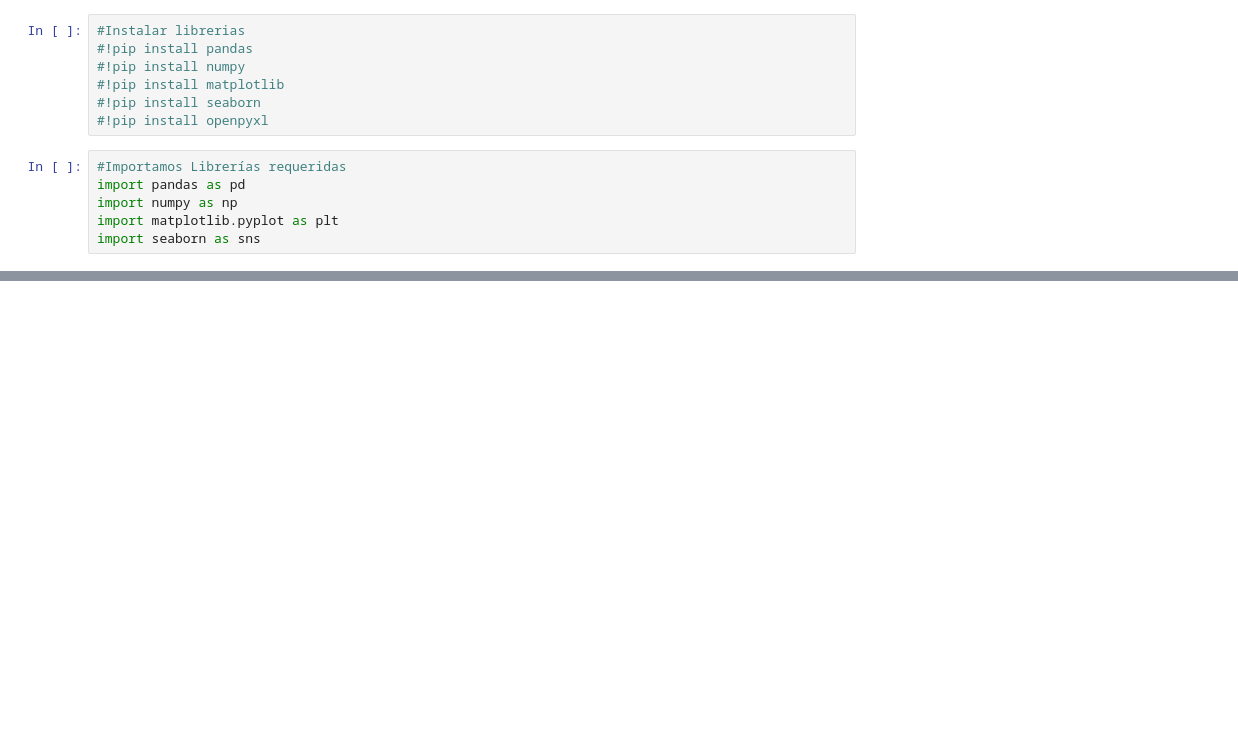
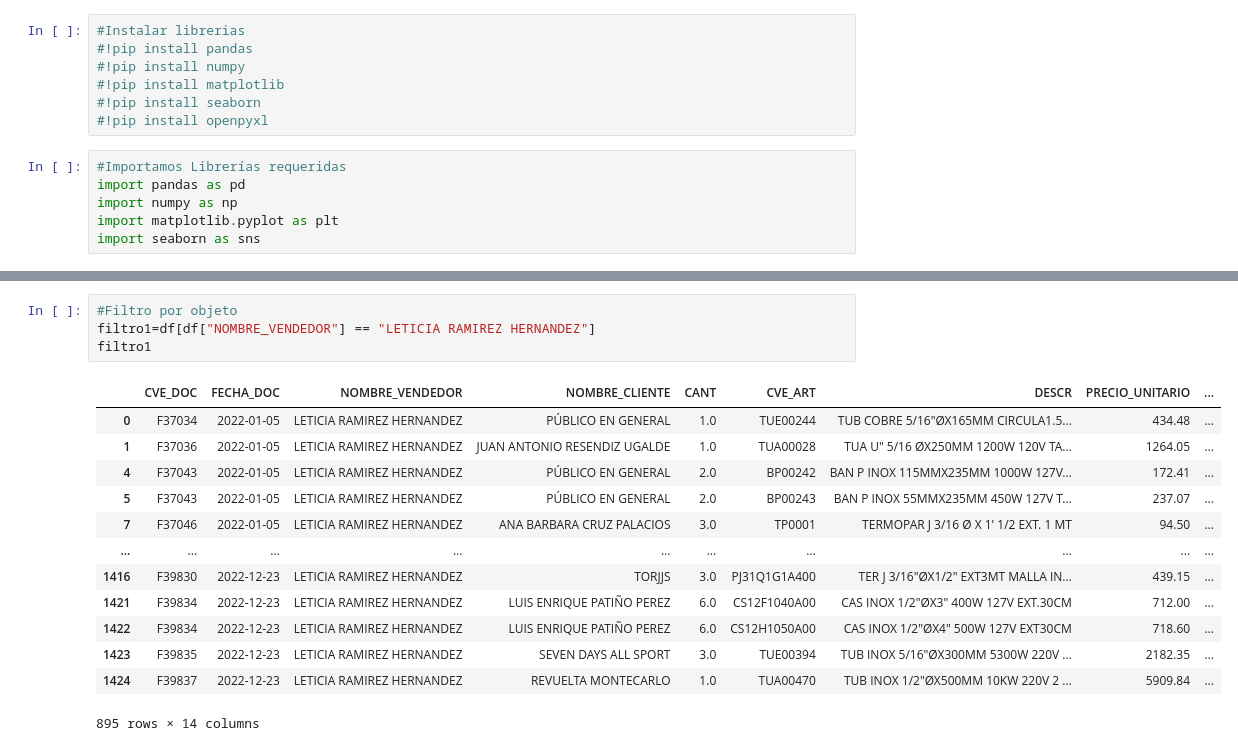
Before and after one commit to domevela31/Tarea-1-Domenica-Vela, a Jupyter notebook: Tarea1_DomeVela.ipynb, the cells around one changed output, grey strips where cells are left out. Cells and saved outputs as stored; diff of their text form; blank space fills up the shorter version.

```diff
--- a/Tarea1_DomeVela.ipynb
+++ b/Tarea1_DomeVela.ipynb
@@ -19,0 +63,18 @@ FileNotFoundError: [Errno 2] No such file or directory: 'Datos de Facturación.x
+# %%
+#Filtro por objeto
+filtro1=df[df["NOMBRE_VENDEDOR"] == "LETICIA RAMIREZ HERNANDEZ"]
+filtro1
+# %% [output]
+|  | CVE_DOC | FECHA_DOC | NOMBRE_VENDEDOR | NOMBRE_CLIENTE | CANT | CVE_ART | DESCR | PRECIO_UNITARIO | ... |
+| 0 | F37034 | 2022-01-05 | LETICIA RAMIREZ HERNANDEZ | PÚBLICO EN GENERAL | 1.0 | TUE00244 | TUB COBRE 5/16"ØX165MM CIRCULA1.5... | 434.48 | ... |
+| 1 | F37036 | 2022-01-05 | LETICIA RAMIREZ HERNANDEZ | JUAN ANTONIO RESENDIZ UGALDE | 1.0 | TUA00028 | TUA U" 5/16 ØX250MM 1200W 120V TA... | 1264.05 | ... |
+| 4 | F37043 | 2022-01-05 | LETICIA RAMIREZ HERNANDEZ | PÚBLICO EN GENERAL | 2.0 | BP00242 | BAN P INOX 115MMX235MM 1000W 127V... | 172.41 | ... |
+| 5 | F37043 | 2022-01-05 | LETICIA RAMIREZ HERNANDEZ | PÚBLICO EN GENERAL | 2.0 | BP00243 | BAN P INOX 55MMX235MM 450W 127V T... | 237.07 | ... |
+| 7 | F37046 | 2022-01-05 | LETICIA RAMIREZ HERNANDEZ | ANA BARBARA CRUZ PALACIOS | 3.0 | TP0001 | TERMOPAR J 3/16 Ø X 1' 1/2 EXT. 1 MT | 94.50 | ... |
+| ... | ... | ... | ... | ... | ... | ... | ... | ... | ... |
+| 1416 | F39830 | 2022-12-23 | LETICIA RAMIREZ HERNANDEZ | TORJJS | 3.0 | PJ31Q1G1A400 | TER J 3/16"ØX1/2" EXT3MT MALLA IN... | 439.15 | ... |
+| 1421 | F39834 | 2022-12-23 | LETICIA RAMIREZ HERNANDEZ | LUIS ENRIQUE PATIÑO PEREZ | 6.0 | CS12F1040A00 | CAS INOX 1/2"ØX3" 400W 127V EXT.30CM | 712.00 | ... |
+| 1422 | F39834 | 2022-12-23 | LETICIA RAMIREZ HERNANDEZ | LUIS ENRIQUE PATIÑO PEREZ | 6.0 | CS12H1050A00 | CAS INOX 1/2"ØX4" 500W 127V EXT30CM | 718.60 | ... |
+| 1423 | F39835 | 2022-12-23 | LETICIA RAMIREZ HERNANDEZ | SEVEN DAYS ALL SPORT | 3.0 | TUE00394 | TUB INOX 5/16"ØX300MM 5300W 220V ... | 2182.35 | ... |
+| 1424 | F39837 | 2022-12-23 | LETICIA RAMIREZ HERNANDEZ | REVUELTA MONTECARLO | 1.0 | TUA00470 | TUB INOX 1/2"ØX500MM 10KW 220V 2 ... | 5909.84 | ... |
+895 rows × 14 columns
```
Also changed, not shown: parts of 21 cells of this notebook.
